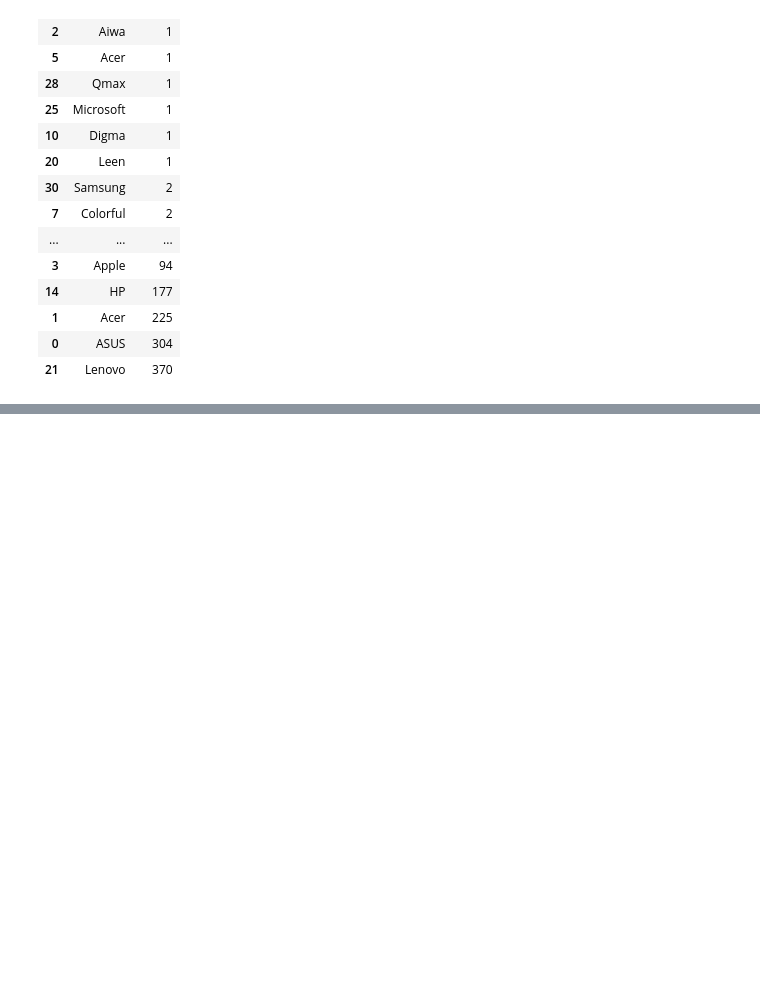
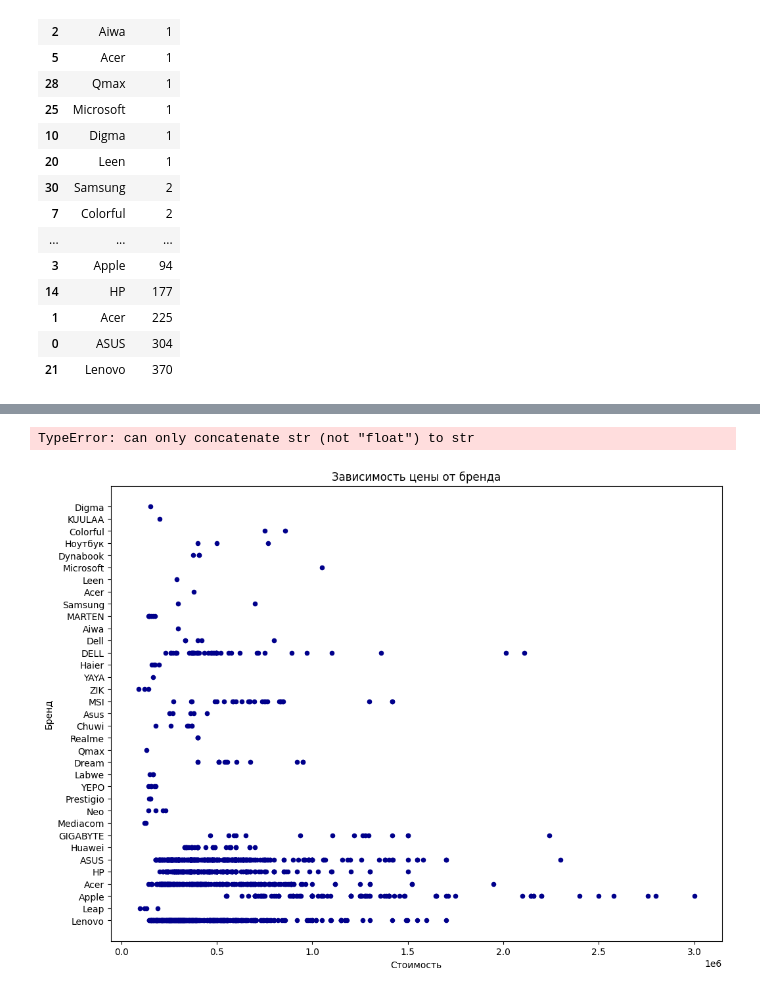
Before and after one commit to BMukhtar/KBot, a Jupyter notebook: kaspi.ipynb, the cells around one changed output, grey strips where cells are left out. Saved outputs shown, nothing was run; the diff lists cells and outputs as text; code cells hidden in the pictures; blank space fills up the shorter version.

```diff
--- a/kaspi.ipynb
+++ b/kaspi.ipynb
@@ -233,16 +215,19 @@ df2.shape
 # %%
-df2.plot(kind='scatter', x='price', y='square', figsize=(12, 9), color='darkblue')
+df2.plot(kind='scatter', x='price', y='brand', figsize=(12, 9), color='darkblue')
 
-plt.title('Зависимость стоимости аренды от площади квартиры')
-plt.xlabel('Стоимость аренды')
-plt.ylabel('Площадь')
+plt.title('Зависимость цены от бренда')
+plt.xlabel('Стоимость')
+plt.ylabel('Бренд')
 
 x = df2['price']
-y = df2['square']
+y = df2['brand']
 fit = np.polyfit(x, y, deg=1)
 plt.plot(x, fit[0] * x + fit[1], color='red')
 
 plt.show()
+# %% [output]
+TypeError: can only concatenate str (not "float") to str
+[figure, added]
 # %%
 df4 = df.groupby(['district']).sum()
 #df4.sort_values(by=['count'], inplace=True)
```
Also changed, not shown: parts of 7 cells of this notebook, 1 other file.
